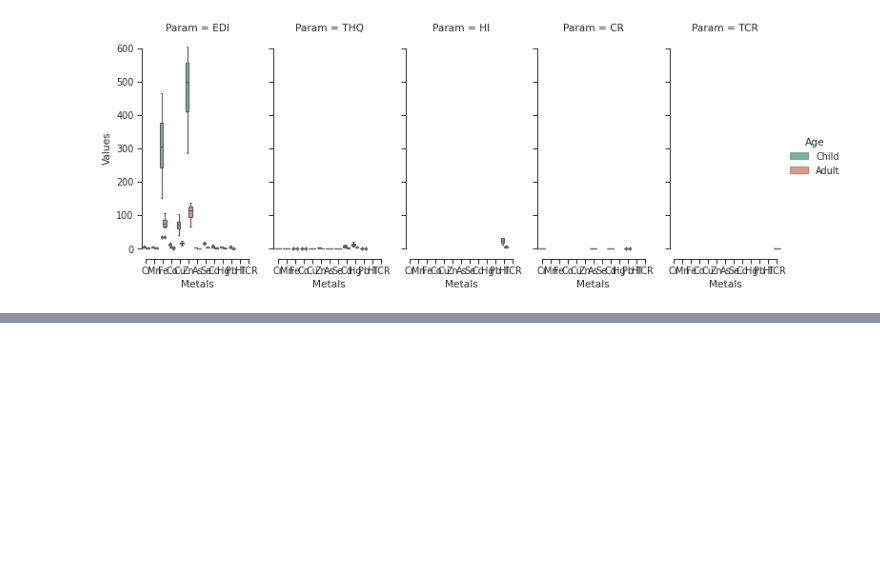
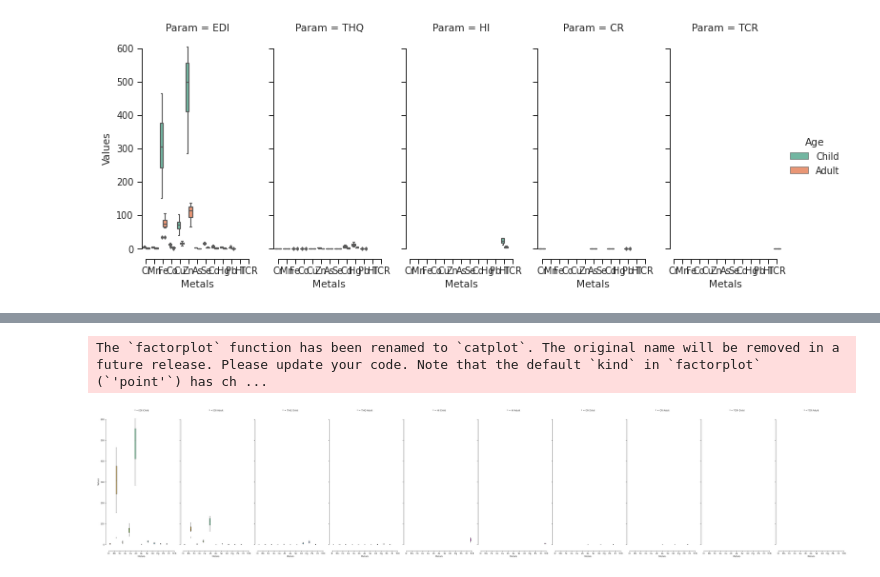
Before and after one commit to rakibhhridoy/OnGoingStudy, a Jupyter notebook: DhaleshwariFish/ParamBoxPlot.ipynb, the cells around one changed output, grey strips where cells are left out. Cells and saved outputs as stored; diff of their text form; code cells hidden in the pictures; blank space fills up the shorter version.

```diff
--- a/DhaleshwariFish/ParamBoxPlot.ipynb
+++ b/DhaleshwariFish/ParamBoxPlot.ipynb
@@ -472,0 +539,18 @@ The `factorplot` function has been renamed to `catplot`. The original name will
+# %%
+import matplotlib.pyplot as plt
+import seaborn as sns
+import pandas as pd
+
+df = pd.read_csv("data.csv")
+
+
+sns.set(style="ticks", palette='Set2', font='Roboto Condensed')
+sns.set_context("paper", font_scale=1.1, rc={"lines.linewidth": 1.1})
+g=sns.factorplot(x="Metals", y="Values", hue="Metals",
+               col="*", data=df, kind="box", height=10, aspect=0.5,
+                 width=2,fliersize=2.5,linewidth=1.1, notch=False,orient="v")
+sns.despine(trim=True)
+plt.show()
+# %% [output]
+The `factorplot` function has been renamed to `catplot`. The original name will be removed in a future release. Please update your code. Note that the default `kind` in `factorplot` (`'point'`) has ch ...
+[figure, added]
```
Also changed, not shown: parts of 31 cells of this notebook, 10 other files.
